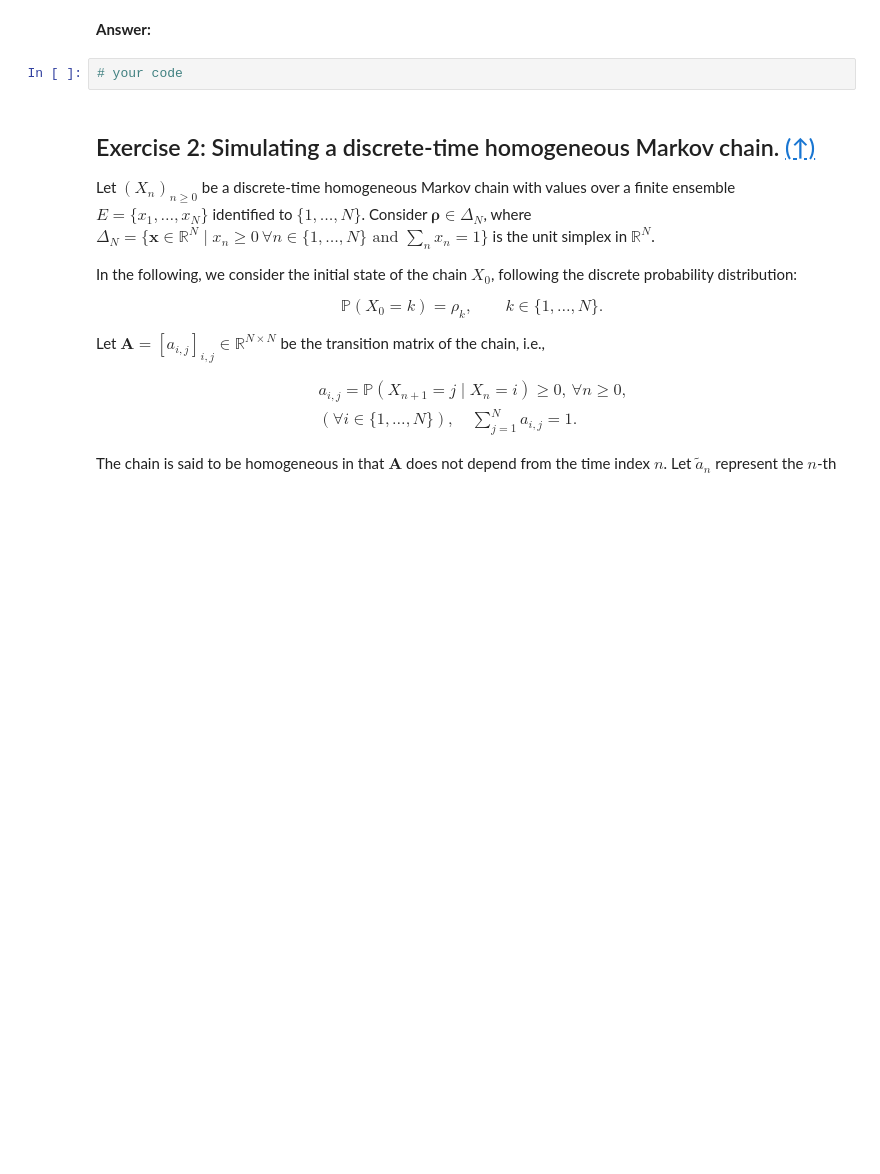
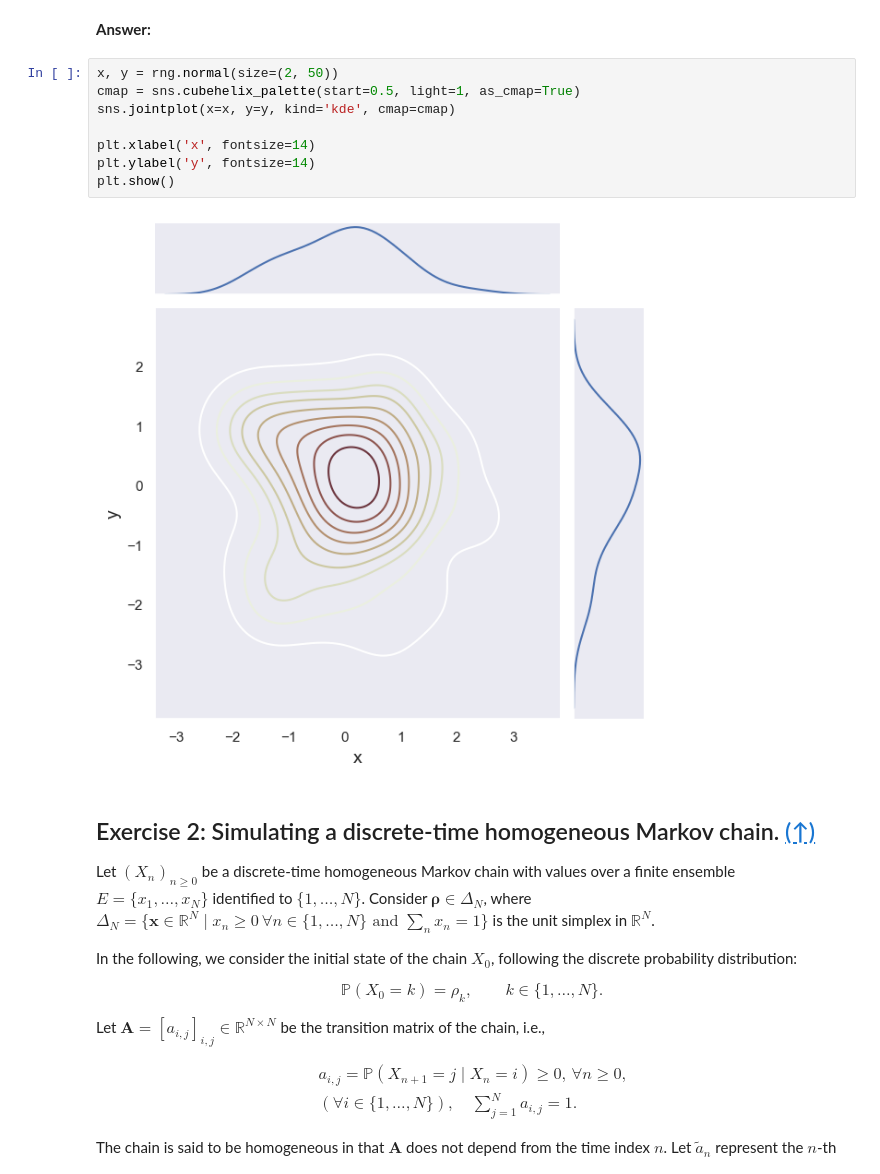
Before and after one commit to SerinaTraore/python_sdia, a Jupyter notebook: Labs/source/Lab5/lab5.ipynb, the cells around one changed output. Saved outputs shown, nothing was run; the diff lists cells and outputs as text; blank space fills up the shorter version.

```diff
--- a/Labs/source/Lab5/lab5.ipynb
+++ b/Labs/source/Lab5/lab5.ipynb
@@ -60,8 +103,16 @@ f.tight_layout()
 2. For one of the realizations, take a look at the documentation of [`sns.jointplot`](https://seaborn.pydata.org/examples/joint_kde.html) to display both the 2-D empirical distribution of the data, and 1D histograms of their distribution along each axis.
 # %% [markdown]
 **Answer:**
-# %%
-# your code
+# %%
+x, y = rng.normal(size=(2, 50))
+cmap = sns.cubehelix_palette(start=0.5, light=1, as_cmap=True)
+sns.jointplot(x=x, y=y, kind='kde', cmap=cmap)
+
+plt.xlabel('x', fontsize=14)
+plt.ylabel('y', fontsize=14)
+plt.show()
+# %% [output]
+[figure, added]
 # %% [markdown]
 ## <a name="ex2">Exercise 2: Simulating a discrete-time homogeneous Markov chain.</a> [(&#8593;)](#content)
 
```
Also changed, not shown: parts of 12 cells of this notebook, 3 other files.
